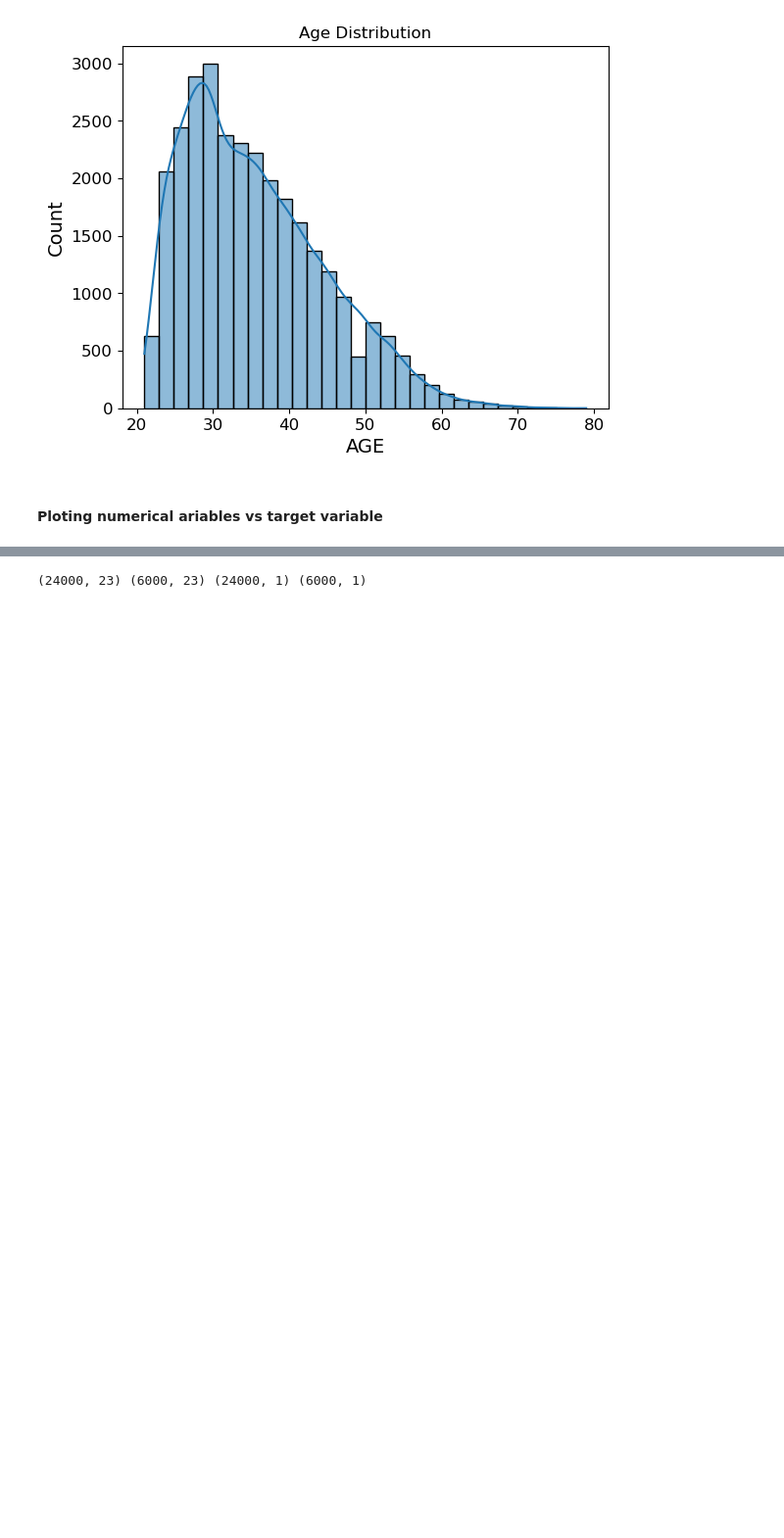
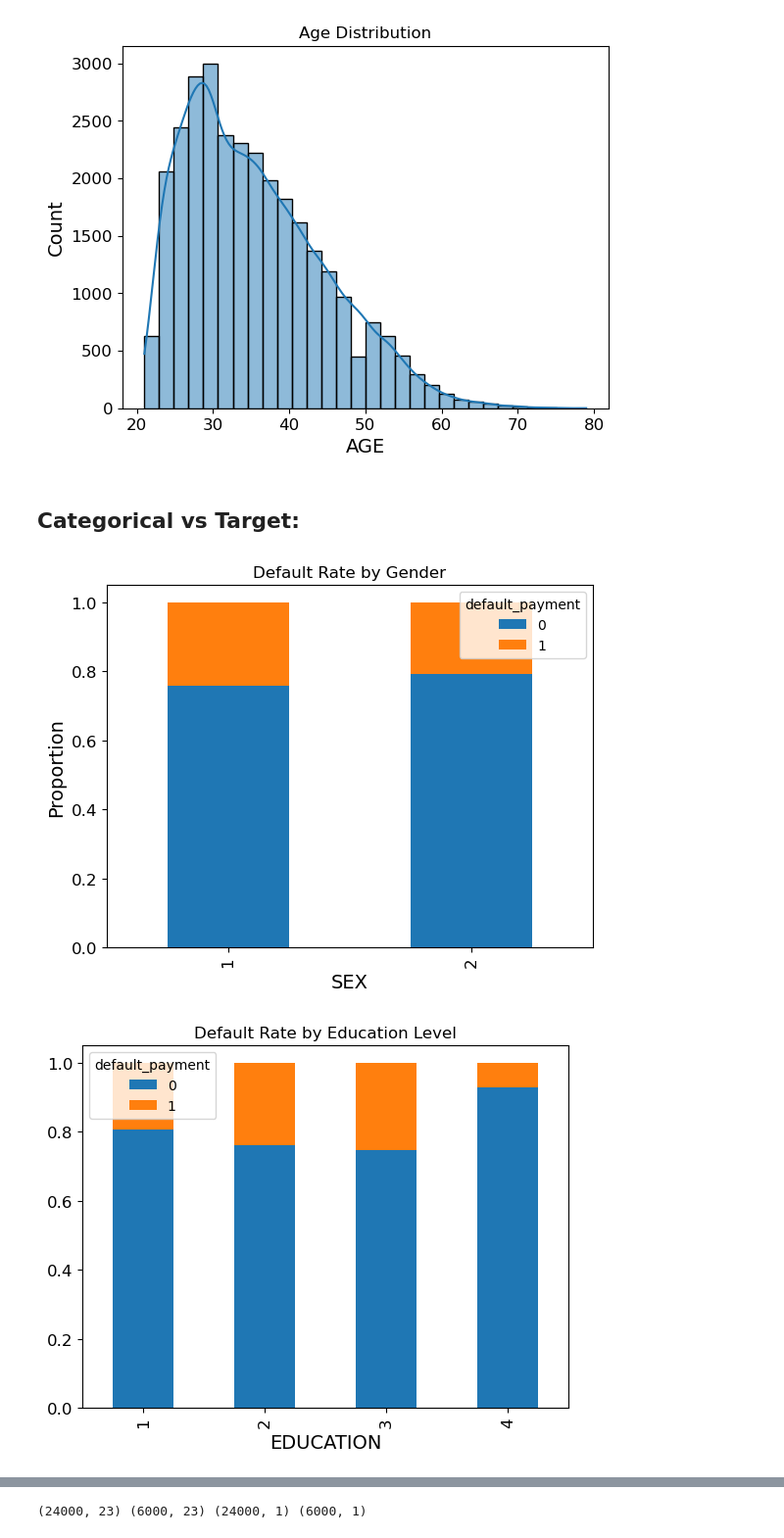
Before and after one commit to franklexes/Portfolio, a Jupyter notebook: Credit_Card/Default_of_credit_card_clients.ipynb, the cells around one changed output, grey strips where cells are left out. Shown: that part at 98% size. Saved outputs shown, nothing was run; the diff lists cells and outputs as text; code cells hidden in the pictures; blank space fills up the shorter version.

```diff
--- a/Credit_Card/Default_of_credit_card_clients.ipynb
+++ b/Credit_Card/Default_of_credit_card_clients.ipynb
@@ -221,5 +236,19 @@ plt.show()
 # %% [output]
 [figure]
 [figure]
-# %% [markdown]
-#### Ploting numerical ariables vs target variable
+# %% [markdown]
+## Categorical vs Target:
+# %%
+# Default rate by SEX
+pd.crosstab(df_explore["SEX"], df_explore["default_payment"], normalize="index").plot(kind="bar", stacked=True)
+plt.title("Default Rate by Gender")
+plt.ylabel("Proportion")
+plt.show()
+
+# Default rate by EDUCATION
+pd.crosstab(df_explore["EDUCATION"], df_explore["default_payment"], normalize="index").plot(kind="bar", stacked=True)
+plt.title("Default Rate by Education Level")
+plt.show()
+# %% [output]
+[figure, added]
+[figure, added]
```
Also changed, not shown: parts of 43 cells of this notebook.
